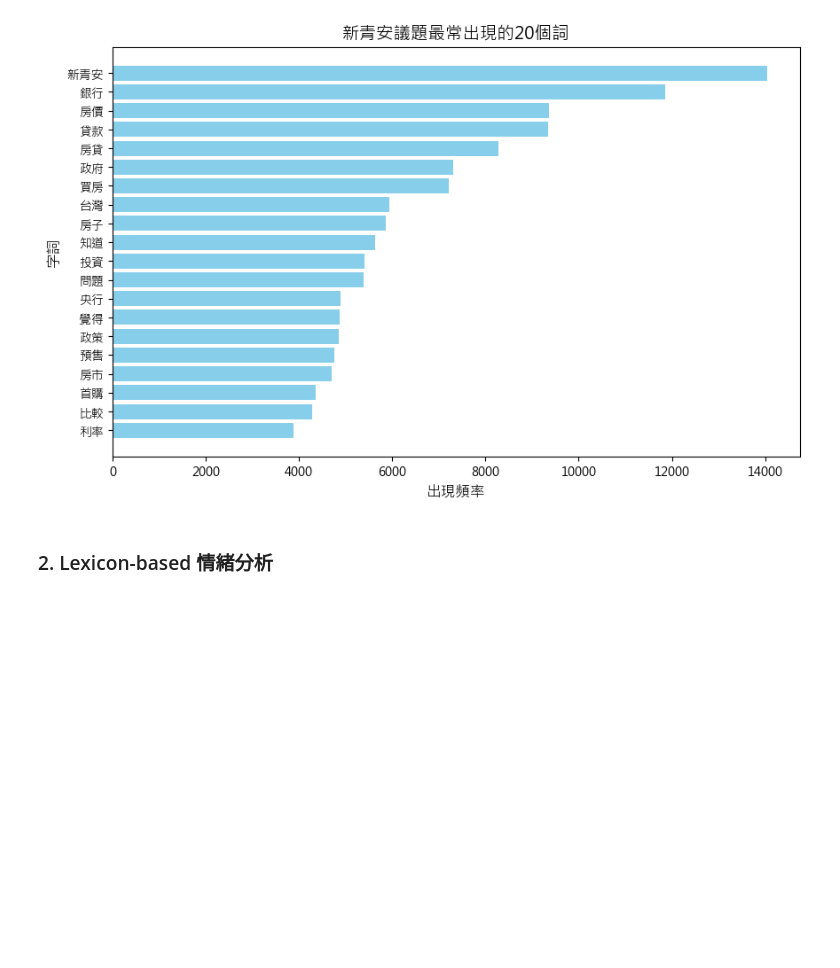
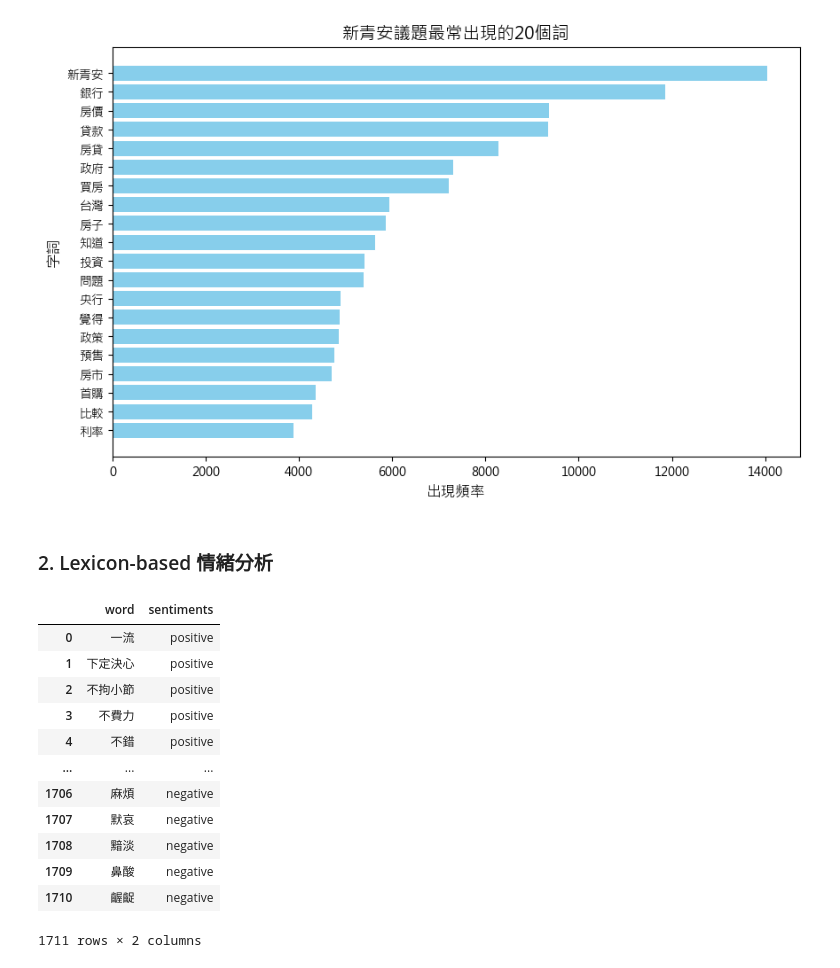
Before and after one commit to hsuan1120/Loan, a Jupyter notebook: loans.ipynb, the cells around one changed output. Drawn from its saved outputs; the diff is of its cells as text; code cells hidden in the pictures; blank space fills up the shorter version.

```diff
--- a/loans.ipynb
+++ b/loans.ipynb
@@ -299,3 +315,35 @@ plt.show()
 [figure]
 # %% [markdown]
 ### 2. Lexicon-based 情緒分析
+# %%
+# 載入liwc檔案
+
+# 建立空的list
+d_liwc = []
+
+for label in ["positive", "negative"]:
+    filename = f"./liwc/{label}.txt"
+    with open(filename, "r", encoding="utf-8") as f:
+        # 讀檔，以逗號分開
+        words = f.read().strip().split(",")
+        words = [w.strip() for w in words if w.strip()]  # 去掉空白
+        for w in words:
+            d_liwc.append([w, label])
+
+df_liwc = pd.DataFrame(d_liwc, columns=["word", "sentiments"])
+# %%
+df_liwc
+# %% [output]
+|  | word | sentiments |
+| 0 | ﻿一流 | positive |
+| 1 | 下定決心 | positive |
+| 2 | 不拘小節 | positive |
+| 3 | 不費力 | positive |
+| 4 | 不錯 | positive |
+| ... | ... | ... |
+| 1706 | 麻煩 | negative |
+| 1707 | 默哀 | negative |
+| 1708 | 黯淡 | negative |
+| 1709 | 鼻酸 | negative |
+| 1710 | 齷齪 | negative |
+1711 rows × 2 columns
```
Also changed, not shown: parts of 9 cells of this notebook.
